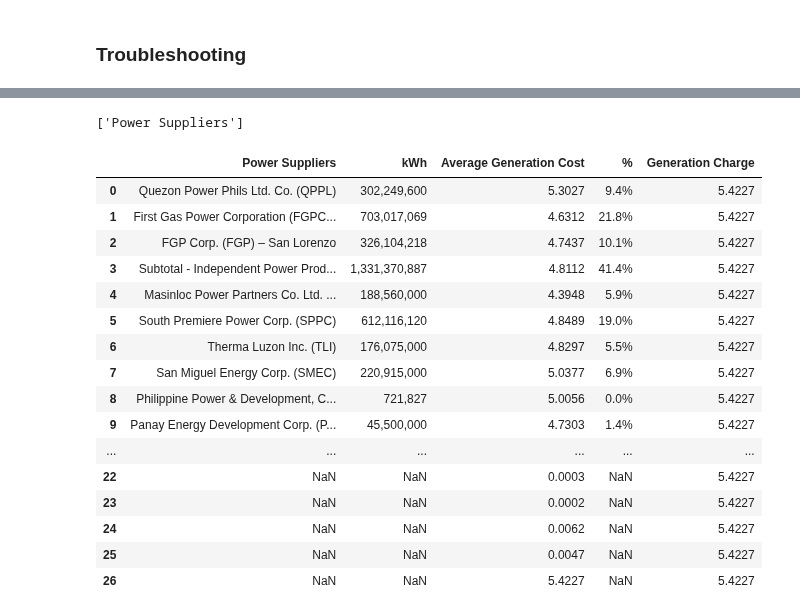
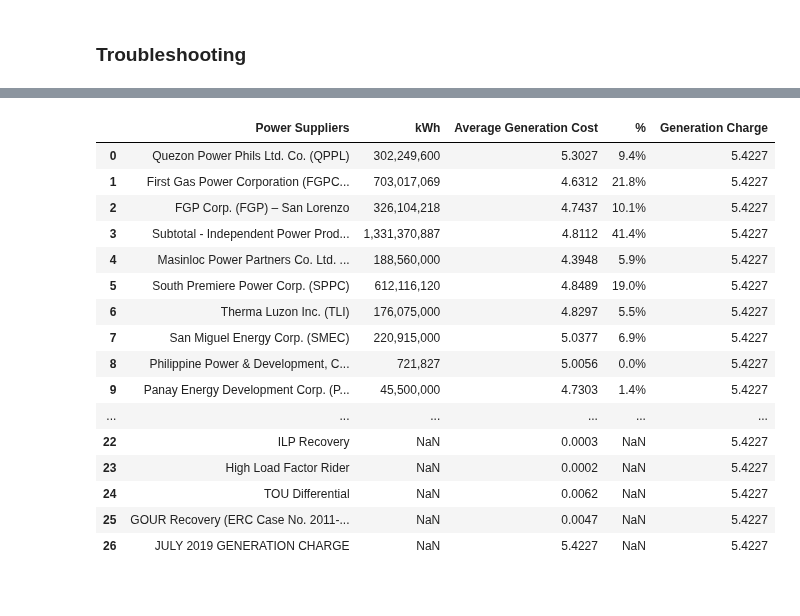
Before and after one commit to andreasenson/Scrape-DU-Generation-Charge, a Jupyter notebook: MERALCO/scrape_MERALCO.ipynb, the cells around one changed output, grey strips where cells are left out. Cells and saved outputs as stored; diff of their text form; code cells hidden in the pictures.

```diff
--- a/MERALCO/scrape_MERALCO.ipynb
+++ b/MERALCO/scrape_MERALCO.ipynb
@@ -450,7 +453,11 @@ if col_with_percent != 0:
 else:
     # Extract the percentage value and the power supplier name
     df_new['%'] = df_new.iloc[:, col_with_percent].str.extract(r'(\d+\.\d+%)')[0]
-    df_new['Power Suppliers'] = df_new.iloc[:, col_with_percent].str.extract(r'^(.*?)(?=\s*\d+\.\d+%)')[0]
+    # Extract the part of the string before the percentage
+    extracted_values = df_new.iloc[:, col_with_percent].str.extract(r'^(.*?)(?=\s*\d+\.\d+%)')[0]
+
+    # Fill in the original values where no percentage is found
+    df_new['Power Suppliers'] = extracted_values.fillna(df_new.iloc[:, col_with_percent])
 
 if col_with_comma == col_with_percent:
     # Adjust the regular expression to handle spaces within the kWh value
@@ -494,36 +501,35 @@ if not charge_row.empty:
 
     # Check if the value is NaN
     if pd.isna(rate_value):
         # If NaN, get the value from the second last column
         rate_value = charge_row.iloc[:, -2].values[0]
 else:
     rate_value = None
 
 df_new['Generation Charge'] = rate_value
 
 # Remove rows where kWh, Average Generation Cost, and % are all null
 df_new = df_new.dropna(subset=['kWh', 'Average Generation Cost', '%'], how='all')
 
 # Remove spaces within the kWh values
 df_new['kWh'] = df_new['kWh'].str.replace(' ', '')
 
 df_new
 # %% [output]
-['Power Suppliers']
 |  | Power Suppliers | kWh | Average Generation Cost | % | Generation Charge |
 | 0 | Quezon Power Phils Ltd. Co. (QPPL) | 302,249,600 | 5.3027 | 9.4% | 5.4227 |
 | 1 | First Gas Power Corporation (FGPC... | 703,017,069 | 4.6312 | 21.8% | 5.4227 |
 | 2 | FGP Corp. (FGP) – San Lorenzo | 326,104,218 | 4.7437 | 10.1% | 5.4227 |
 | 3 | Subtotal - Independent Power Prod... | 1,331,370,887 | 4.8112 | 41.4% | 5.4227 |
 | 4 | Masinloc Power Partners Co. Ltd. ... | 188,560,000 | 4.3948 | 5.9% | 5.4227 |
 | 5 | South Premiere Power Corp. (SPPC) | 612,116,120 | 4.8489 | 19.0% | 5.4227 |
 | 6 | Therma Luzon Inc. (TLI) | 176,075,000 | 4.8297 | 5.5% | 5.4227 |
 | 7 | San Miguel Energy Corp. (SMEC) | 220,915,000 | 5.0377 | 6.9% | 5.4227 |
 | 8 | Philippine Power & Development, C... | 721,827 | 5.0056 | 0.0% | 5.4227 |
 | 9 | Panay Energy Development Corp. (P... | 45,500,000 | 4.7303 | 1.4% | 5.4227 |
 | ... | ... | ... | ... | ... | ... |
-| 22 | NaN | NaN | 0.0003 | NaN | 5.4227 |
-| 23 | NaN | NaN | 0.0002 | NaN | 5.4227 |
-| 24 | NaN | NaN | 0.0062 | NaN | 5.4227 |
-| 25 | NaN | NaN | 0.0047 | NaN | 5.4227 |
-| 26 | NaN | NaN | 5.4227 | NaN | 5.4227 |
+| 22 | ILP Recovery | NaN | 0.0003 | NaN | 5.4227 |
+| 23 | High Load Factor Rider | NaN | 0.0002 | NaN | 5.4227 |
+| 24 | TOU Differential | NaN | 0.0062 | NaN | 5.4227 |
+| 25 | GOUR Recovery (ERC Case No. 2011-... | NaN | 0.0047 | NaN | 5.4227 |
+| 26 | JULY 2019 GENERATION CHARGE | NaN | 5.4227 | NaN | 5.4227 |
```
Also changed, not shown: parts of 1 cell of this notebook.
